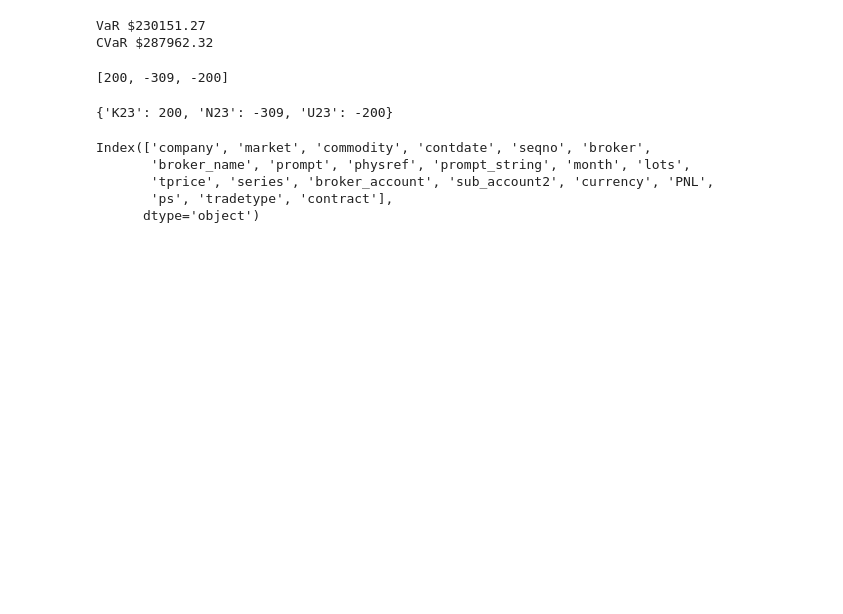
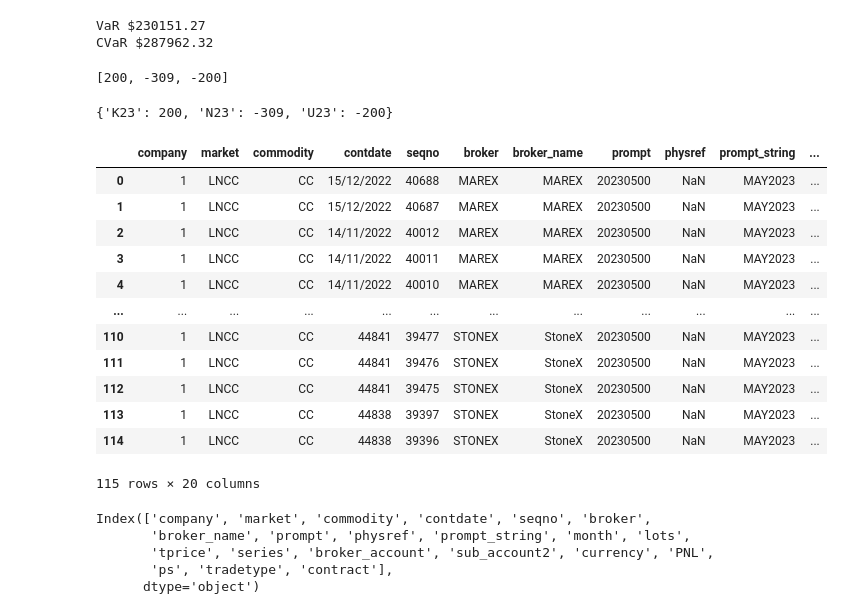
Before and after one commit to thomasmeyler/MRisk, a Jupyter notebook: explore.ipynb, the cells around one changed output. Drawn from its saved outputs; the diff is of its cells as text; code cells hidden in the pictures; blank space fills up the shorter version.

```diff
--- a/explore.ipynb
+++ b/explore.ipynb
@@ -642,6 +683,22 @@ weights
 dict_conts
 # %% [output]
 {'K23': 200, 'N23': -309, 'U23': -200}
+# %%
+position
+# %% [output]
+|  | company | market | commodity | contdate | seqno | broker | broker_name | prompt | physref | prompt_string | ... |
+| 0 | 1 | LNCC | CC | 15/12/2022 | 40688 | MAREX | MAREX | 20230500 | NaN | MAY2023 | ... |
+| 1 | 1 | LNCC | CC | 15/12/2022 | 40687 | MAREX | MAREX | 20230500 | NaN | MAY2023 | ... |
+| 2 | 1 | LNCC | CC | 14/11/2022 | 40012 | MAREX | MAREX | 20230500 | NaN | MAY2023 | ... |
+| 3 | 1 | LNCC | CC | 14/11/2022 | 40011 | MAREX | MAREX | 20230500 | NaN | MAY2023 | ... |
+| 4 | 1 | LNCC | CC | 14/11/2022 | 40010 | MAREX | MAREX | 20230500 | NaN | MAY2023 | ... |
+| ... | ... | ... | ... | ... | ... | ... | ... | ... | ... | ... | ... |
+| 110 | 1 | LNCC | CC | 44841 | 39477 | STONEX | StoneX | 20230500 | NaN | MAY2023 | ... |
+| 111 | 1 | LNCC | CC | 44841 | 39476 | STONEX | StoneX | 20230500 | NaN | MAY2023 | ... |
+| 112 | 1 | LNCC | CC | 44841 | 39475 | STONEX | StoneX | 20230500 | NaN | MAY2023 | ... |
+| 113 | 1 | LNCC | CC | 44838 | 39397 | STONEX | StoneX | 20230500 | NaN | MAY2023 | ... |
+| 114 | 1 | LNCC | CC | 44838 | 39396 | STONEX | StoneX | 20230500 | NaN | MAY2023 | ... |
+115 rows × 20 columns
 # %%
 position = pd.read_csv('data/optionstest.csv')
 # %%
```
Also changed, not shown: parts of 16 cells of this notebook, 7 other files.
